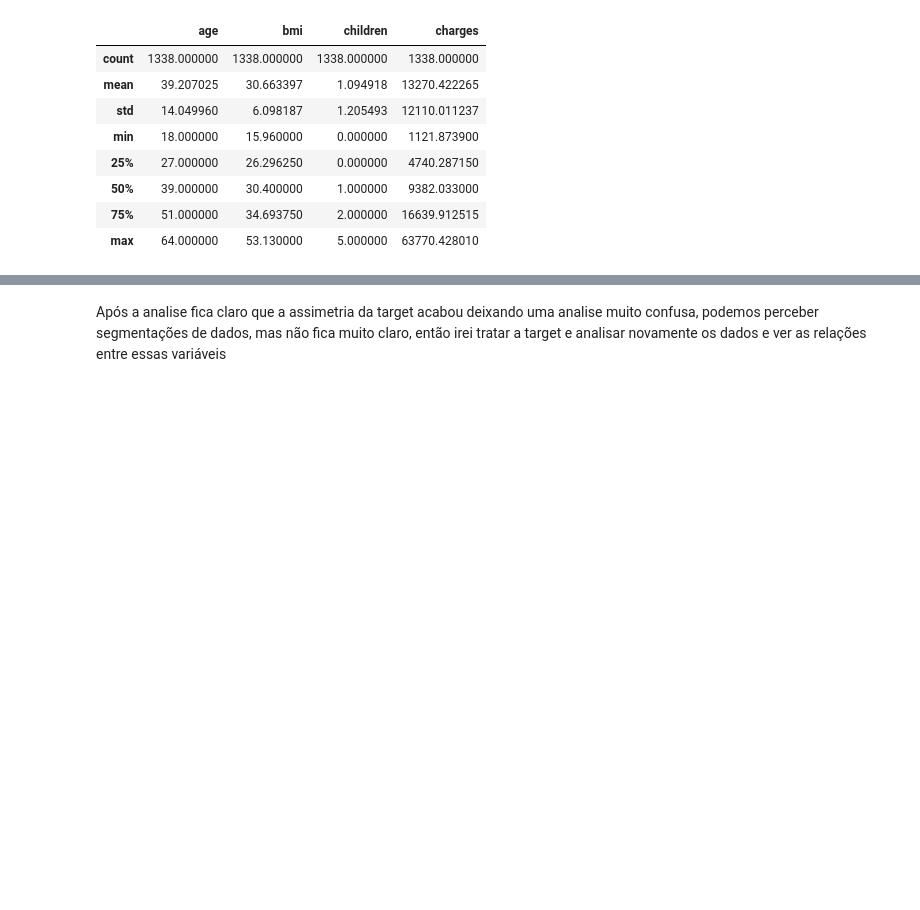
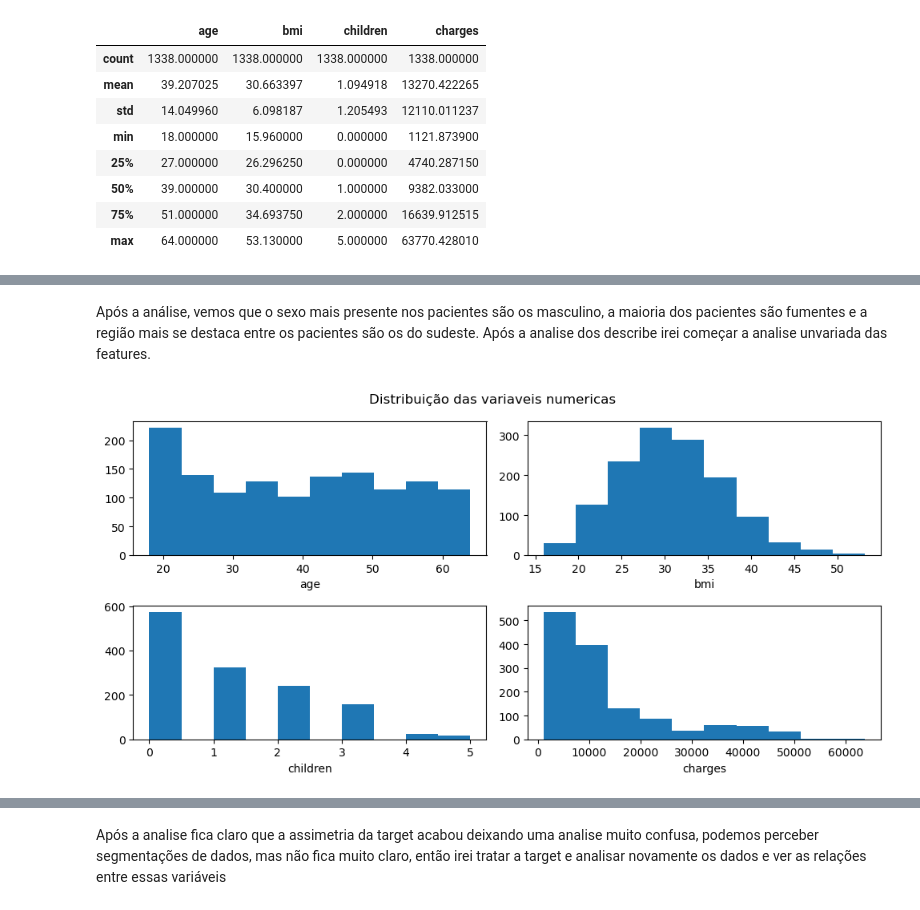
Before and after one commit to Riansito/Analise-de-Custos-de-Seguro-Saude-Modelagem-Preditiva, a Jupyter notebook: Notebooks/ETL e EDA.ipynb, the cells around one changed output, grey strips where cells are left out. Cells and saved outputs as stored; diff of their text form; code cells hidden in the pictures; blank space fills up the shorter version.

```diff
--- a/Notebooks/tratamentoDados.ipynb
+++ b/Notebooks/ETL e EDA.ipynb
@@ -6,3 +9,5 @@ import numpy as np
+# %%
+eda = AnaliseEDA()
 # %%
 df = pd.read_csv("../Dados/insurance.csv")
 df.head()#Mostrando as 5 primeiras linhas da tabela
@@ -56,0 +62,6 @@ Após a analise, fica nitido que a coluna charge(valor cobrado) há uma distribu
+# %% [markdown]
+Após a análise, vemos que o sexo mais presente nos pacientes são os masculino, a maioria dos pacientes são fumentes e a região mais se destaca entre os pacientes são os do sudeste. Após a analise dos describe irei começar a analise unvariada das features.
+# %%
+eda.analiseUnivariada(df, "number")
+# %% [output]
+[figure, added]
```
Also changed, not shown: parts of 11 cells of this notebook, 2 other files.
